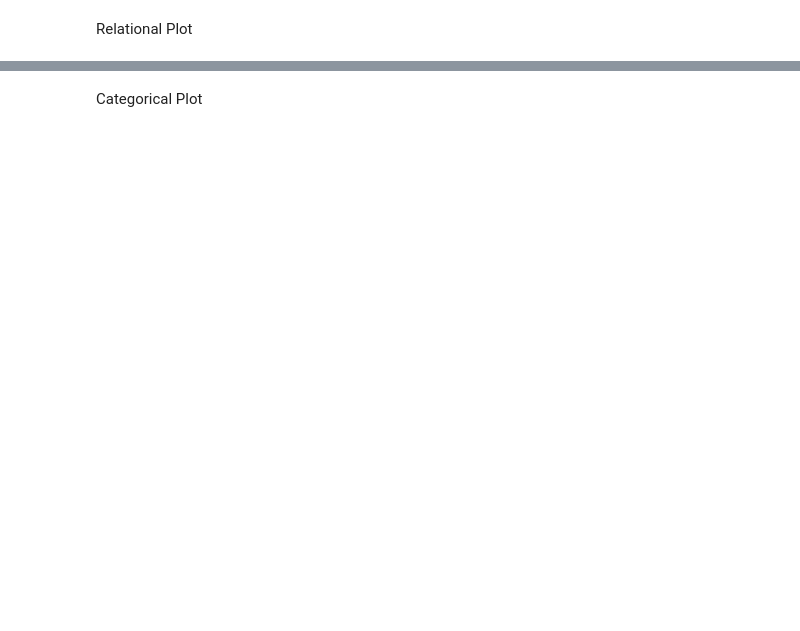
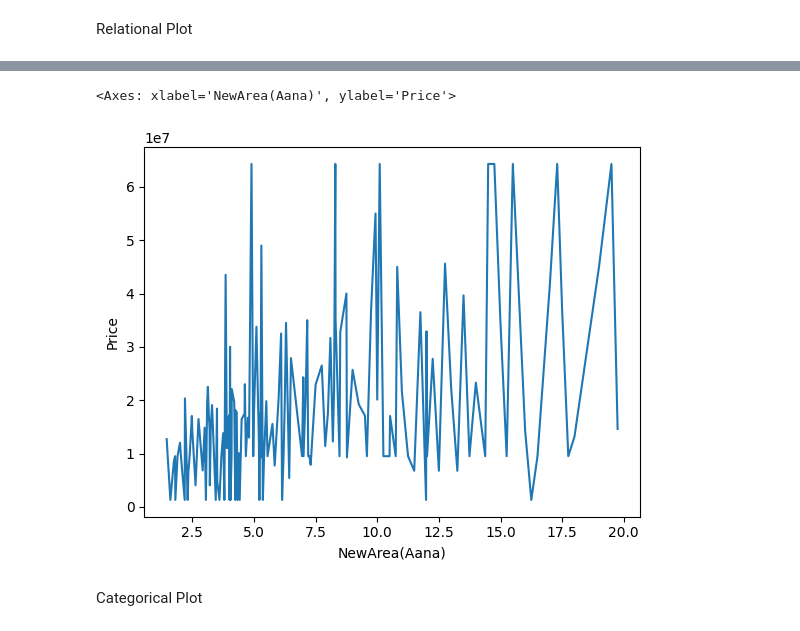
Before and after one commit to Swoyesh/House_Price_Predictor, a Jupyter notebook: housing.ipynb, the cells around one changed output, grey strips where cells are left out. Saved outputs shown, nothing was run; the diff lists cells and outputs as text; code cells hidden in the pictures; blank space fills up the shorter version.

```diff
--- a/housing.ipynb
+++ b/housing.ipynb
@@ -1240,3 +1249,8 @@ sns.lineplot(data = dropped_year, x = 'Year', y = 'Price', errorbar=None)
+# %%
+sns.lineplot(data = cleanData, x = "NewArea(Aana)", y = "Price", errorbar=None)
+# %% [output]
+<Axes: xlabel='NewArea(Aana)', ylabel='Price'>
+[figure, added]
 # %% [markdown]
 Categorical Plot
 # %%
```
Also changed, not shown: parts of 12 cells of this notebook.
